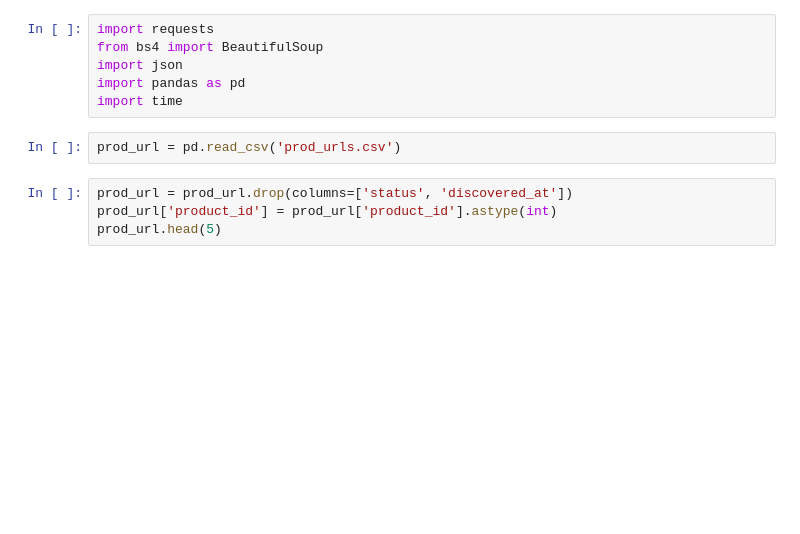
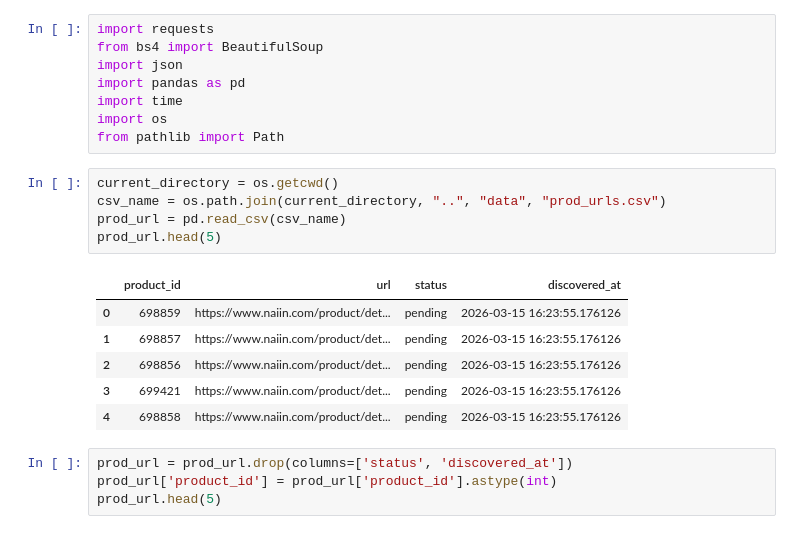
Before and after one commit to Vijak-k/book-scrap, a Jupyter notebook: ingestion/test_scrap_data.ipynb, the cells around one changed output. Drawn from its saved outputs; the diff is of its cells as text; blank space fills up the shorter version.

```diff
--- a/ingestion/test_scrap_data.ipynb
+++ b/ingestion/test_scrap_data.ipynb
@@ -4,8 +4,20 @@ from bs4 import BeautifulSoup
 import json
 import pandas as pd
 import time
+import os
+from pathlib import Path
 # %%
-prod_url = pd.read_csv('prod_urls.csv')
+current_directory = os.getcwd()
+csv_name = os.path.join(current_directory, "..", "data", "prod_urls.csv")
+prod_url = pd.read_csv(csv_name)
+prod_url.head(5)
+# %% [output]
+|  | product_id | url | status | discovered_at |
+| 0 | 698859 | https://www.naiin.com/product/det... | pending | 2026-03-15 16:23:55.176126 |
+| 1 | 698857 | https://www.naiin.com/product/det... | pending | 2026-03-15 16:23:55.176126 |
+| 2 | 698856 | https://www.naiin.com/product/det... | pending | 2026-03-15 16:23:55.176126 |
+| 3 | 699421 | https://www.naiin.com/product/det... | pending | 2026-03-15 16:23:55.176126 |
+| 4 | 698858 | https://www.naiin.com/product/det... | pending | 2026-03-15 16:23:55.176126 |
 # %%
 prod_url = prod_url.drop(columns=['status', 'discovered_at'])
 prod_url['product_id'] = prod_url['product_id'].astype(int)
```
Also changed, not shown: 2 other files.
